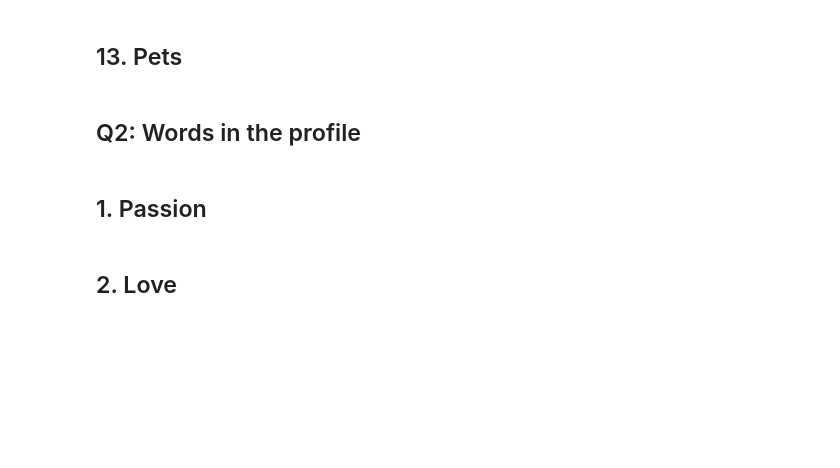
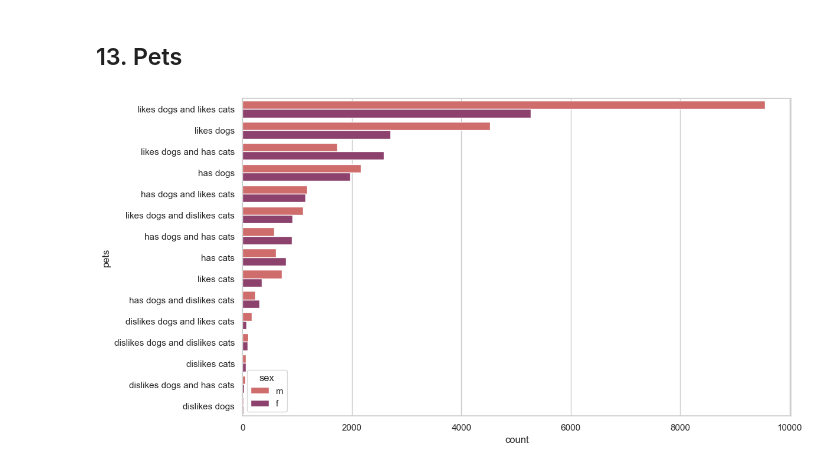
Before and after one commit to HR-Machine-Learning/HR_ML_Project1, a Jupyter notebook: src/Attributes analysis.ipynb, the cells around one changed output. Drawn from its saved outputs; the diff is of its cells as text; code cells hidden in the pictures; blank space fills up the shorter version.

```diff
--- a/src/Attributes analysis.ipynb
+++ b/src/Attributes analysis.ipynb
@@ -403,12 +440,17 @@ df
 # %% [markdown]
 ## 13. Pets
 # %%
-plt.figure(figsize=(12, 7))
-sns.countplot(y = 'pets', data=data,
-hue='sex', palette='flare',
-order=data['pets'].value_counts().iloc[:].index)
+plt.figure(figsize = (12, 7))
+
+sns.countplot(y = 'pets',
+              data = data,
+              hue = 'sex',
+              palette = 'flare',
+              order = data['pets']
+              .value_counts()
+              .iloc[:]
+              .index)
+
 plt.show()
+# %% [output]
+[figure, added]
-# %% [markdown]
-## Q2: Words in the profile
-# %% [markdown]
-## 1. Passion
@@ -429,2 +456,0 @@ len(passion)
-# %% [markdown]
-## 2. Love
```
Also changed, not shown: parts of 23 cells of this notebook.
